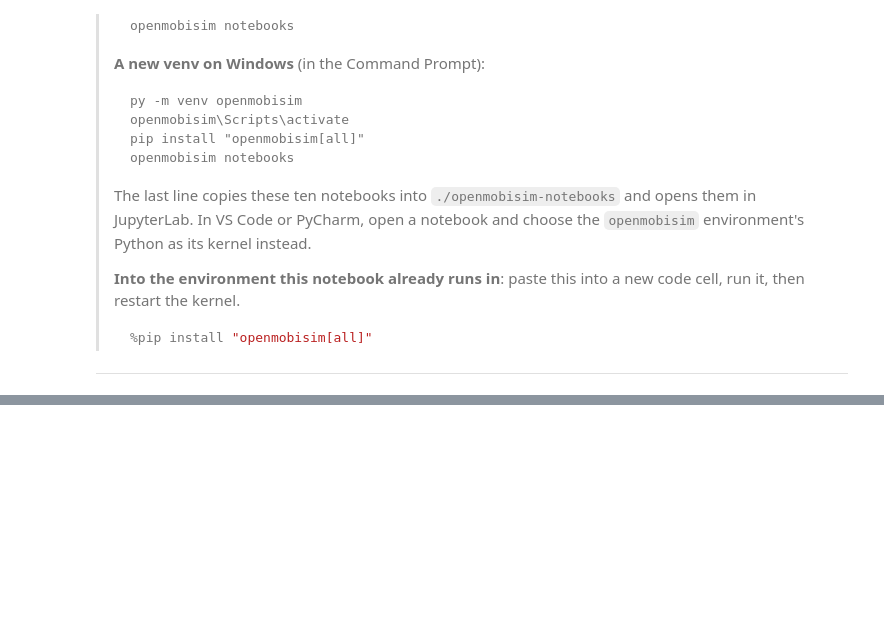
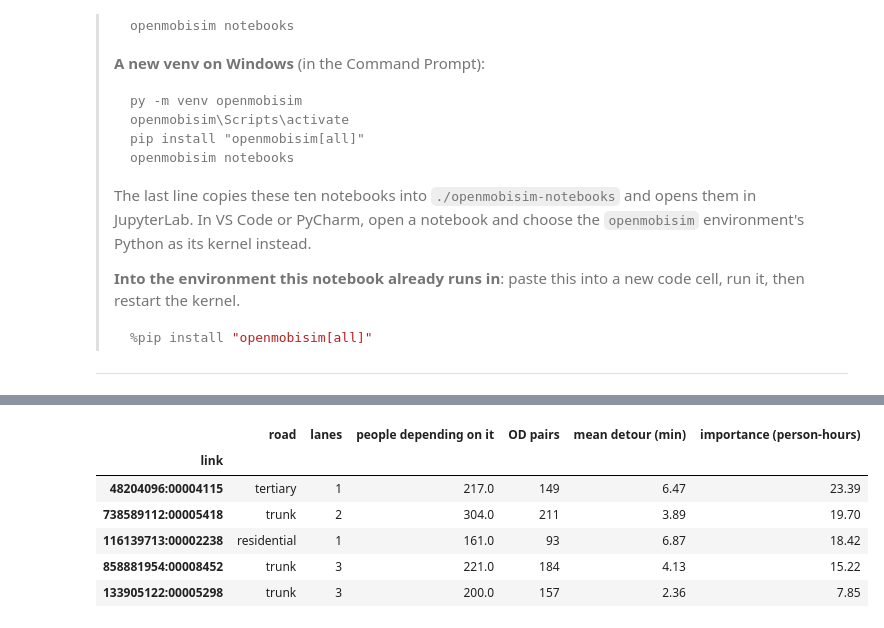
Before and after one commit to bahmanmdd/openmobisim, a Jupyter notebook: manual/tutorials/09_applications.ipynb, the cells around one changed output, grey strips where cells are left out. Drawn from its saved outputs; the diff is of its cells as text; code cells hidden in the pictures; blank space fills up the shorter version.

```diff
--- a/manual/tutorials/09_applications.ipynb
+++ b/manual/tutorials/09_applications.ipynb
@@ -104,8 +108,0 @@ Delft's morning: 113709 travellers simulated, 18.4 s
-# %%
-case = ms.examples.case("amsterdam")  # found in the cache, or downloaded once and checked
-net = case.network()
-transit = case.transit(net)
-parkings = case.parkings()
-classes = case.classes()  # the example classes, and those of what enters from outside (above)
-trips = case.demand()  # the fast run: five people a simulated traveller
-print(case.info["title"], net, transit, parkings, f"{len(trips)} trips simulated", sep="\n")
@@ -718,3 +598,0 @@ took (% of people):
-# %%
-w = trips_of["A10 closed, warned"].loc[residents]
-(100 * w.groupby(w["mode"].map(label))["weight"].sum() / w["weight"].sum()).round(1).rename("% of people")
@@ -766,0 +599,77 @@ top.set_index("OD (zones)").round(1)
+# %%
+OUTSIDE = {"from_outside_car", "from_outside_transit", "goods"}  # the classes entering from beyond the edge
+before = base.trip_results().to_pandas()
+sets = base.route_sets()
+set_start, route_start = np.asarray(sets.set_offsets()), np.asarray(sets.route_offsets())
+route_links = np.asarray(sets.links())
+origin_nodes, destination_nodes = sets.keys()
+nodes = {}
+
+
+def node(lon, lat):
+    """The node a trip end is routed from, as the run snaps it."""
+    if (lon, lat) not in nodes:
+        nodes[lon, lat] = net.node_nearest(lon, lat)
+    return nodes[lon, lat]
+
+
+def with_pairs(table):
+    """The trips with their pair's position in the route sets (a trip without a car route set is left out)."""
+    table = table.copy()
+    table["pair"] = [sets.find(node(a, b), node(c, d)) for a, b, c, d in
+                     zip(table["origin_lon"], table["origin_lat"], table["destination_lon"], table["destination_lat"])]  # fmt: skip
+    return table[table["pair"].notna()].astype({"pair": int})
+
+
+car = with_pairs(before[before["mode"] == "car"])
+every = {}  # each pair: the links every one of its routes uses
+for p in car["pair"].unique():
+    routes = [set(route_links[route_start[r]:route_start[r + 1]].tolist()) for r in range(set_start[p], set_start[p + 1])]
+    every[p] = set.intersection(*routes)
+car["resident"] = ~car["user_class"].isin(OUTSIDE)
+people = car[car["resident"]].groupby("pair")["weight"].sum().astype(float)
+depend = collections.defaultdict(list)
+for p in people.index:
+    for link in every[p]:
+        depend[link].append(p)
+ends = car.groupby("pair")[["origin_lon", "origin_lat", "destination_lon", "destination_lat"]].first()
+
+
+def shortest_s(network, pairs):
+    """Each pair's shortest free-flow time on `network`, in seconds (inf: no route at all)."""
+    found = ms.route_sets_build(network, [tuple(ends.loc[p]) for p in pairs], method="shortest")
+    at = {(int(o), int(d)): k for k, (o, d) in enumerate(zip(*found.keys()))}
+    start, cost = np.asarray(found.set_offsets()), np.asarray(found.costs())
+    times = []
+    for p in pairs:
+        k = at.get((int(origin_nodes[p]), int(destination_nodes[p])))
+        times.append(cost[start[k]] if k is not None and start[k + 1] > start[k] else np.inf)
+    return np.array(times)
+
+
+rows = []
+for link in sorted(depend, key=lambda k: -people[depend[k]].sum())[:60]:  # the 60 links with most dependants
+    pairs = depend[link]
+    lost = shortest_s(ms.network_edit(net, close=[link]), pairs) - shortest_s(net, pairs)
+    w = people[pairs].to_numpy()
+    ok = np.isfinite(lost)  # a pair the closure cuts off has no detour to count
+    reached = w[ok].sum()
+    rows.append({
+        "link": net.link_ids()[link], "road": ms.LINK_CLASSES[net.link_class()[link]], "lanes": net.link_lanes()[link],
+        "people depending on it": w.sum(), "OD pairs": len(pairs),
+        "mean detour (min)": (lost[ok] * w[ok]).sum() / reached / 60 if reached else np.nan,
+        "importance (person-hours)": (lost[ok] * w[ok]).sum() / 3600, "index": link,
+    })  # fmt: skip
+critical_links = pd.DataFrame(rows).sort_values("importance (person-hours)", ascending=False).set_index("link")
+critical = int(critical_links["index"].iloc[0])
+# Consecutive links of one road have the same dependants and detour: one row for each such stretch.
+stretches = critical_links.drop_duplicates(["people depending on it", "OD pairs", "importance (person-hours)"])
+stretches.drop(columns="index").head(5).round(2)
+# %% [output]
+|  | road | lanes | people depending on it | OD pairs | mean detour (min) | importance (person-hours) |
+| link |  |  |  |  |  |  |
+| 48204096:00004115 | tertiary | 1 | 217.0 | 149 | 6.47 | 23.39 |
+| 738589112:00005418 | trunk | 2 | 304.0 | 211 | 3.89 | 19.70 |
+| 116139713:00002238 | residential | 1 | 161.0 | 93 | 6.87 | 18.42 |
+| 858881954:00008452 | trunk | 3 | 221.0 | 184 | 4.13 | 15.22 |
+| 133905122:00005298 | trunk | 3 | 200.0 | 157 | 2.36 | 7.85 |
```
Also changed, not shown: parts of 86 cells of this notebook, 30 other files.
